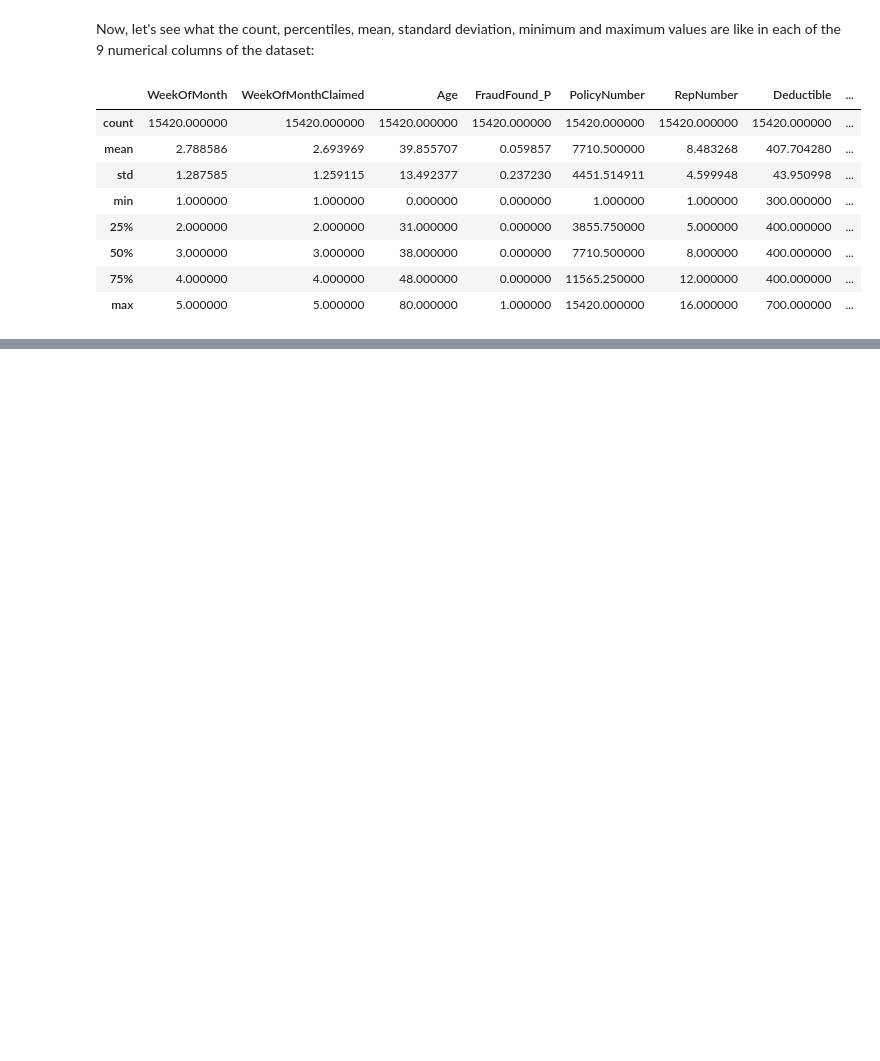
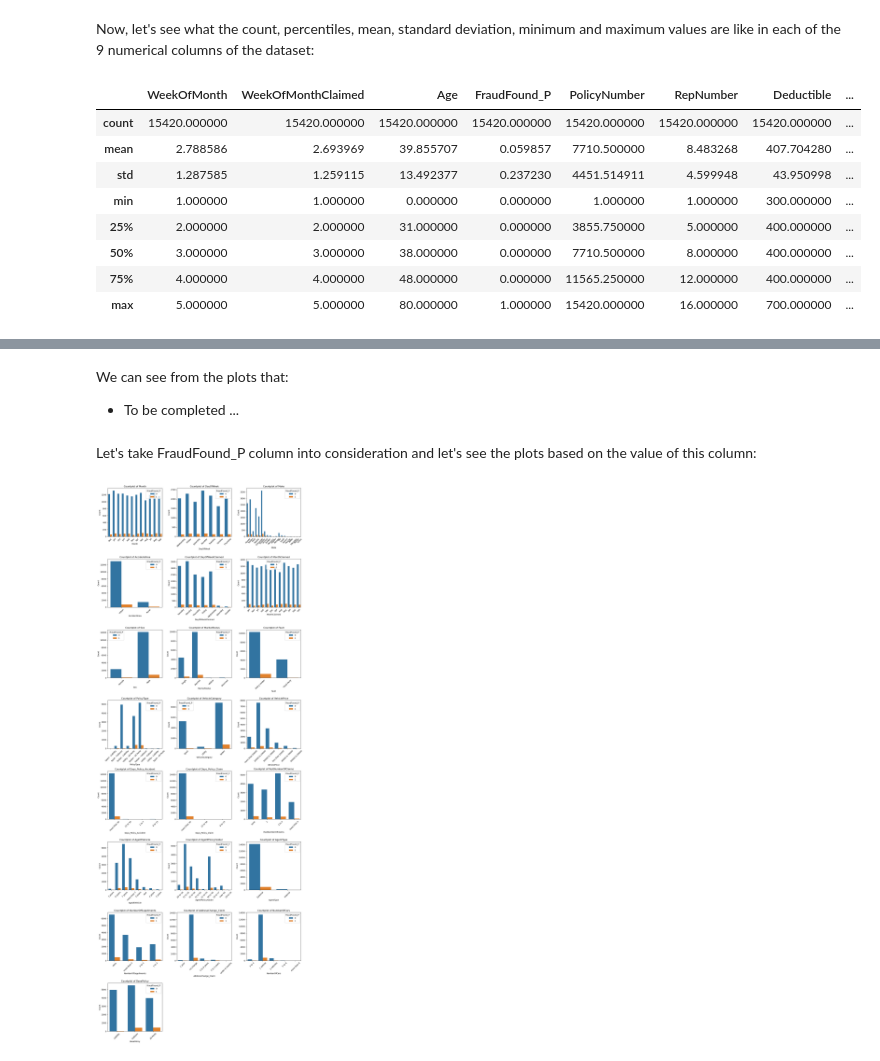
Before and after one commit to HannahLal/vehicle-insurance-fraud, a Jupyter notebook: notebooks/exploratory_data_analysis.ipynb, the cells around one changed output, grey strips where cells are left out. Drawn from its saved outputs; the diff is of its cells as text; code cells hidden in the pictures; blank space fills up the shorter version.

```diff
--- a/notebooks/exploratory_data_analysis.ipynb
+++ b/notebooks/exploratory_data_analysis.ipynb
@@ -172,0 +560,39 @@ df.describe()
+# %% [markdown]
+We can see from the plots that:
+
+- To be completed ...
+# %% [markdown]
+Let's take FraudFound_P column into consideration and let's see the plots based on the value of this column:
+# %%
+features = [i  for i in df.columns if df[i].dtype==object and i != 'FraudFound_P']
+
+# Calculate the number of rows and columns for the grid
+num_rows = 8
+num_cols = 3
+
+# Create subplots with the specified layout
+fig, axes = plt.subplots(num_rows, num_cols, figsize=(15, 40))
+plt.subplots_adjust(wspace=0.4, hspace=0.5)
+
+# Loop through features and create countplots in the subplots
+for i, feature in enumerate(features):
+    row = i // num_cols
+    col = i % num_cols
+    ax = axes[row, col]
+
+    sns.countplot(x=feature, data=df, ax=ax,hue='FraudFound_P')
+    ax.set_title(f'Countplot of {feature}')
+    ax.set_xlabel(f'{feature}')
+    ax.set_ylabel('Count')
+    ax.tick_params(axis='x', rotation=45)
+
+# Hide any empty subplots
+for i in range(len(features), num_rows * num_cols):
+    row = i // num_cols
+    col = i % num_cols
+    fig.delaxes(axes[row, col])
+
+plt.tight_layout()
+plt.show()
+# %% [output]
+[figure, added]
```
Also changed, not shown: parts of 59 cells of this notebook.
